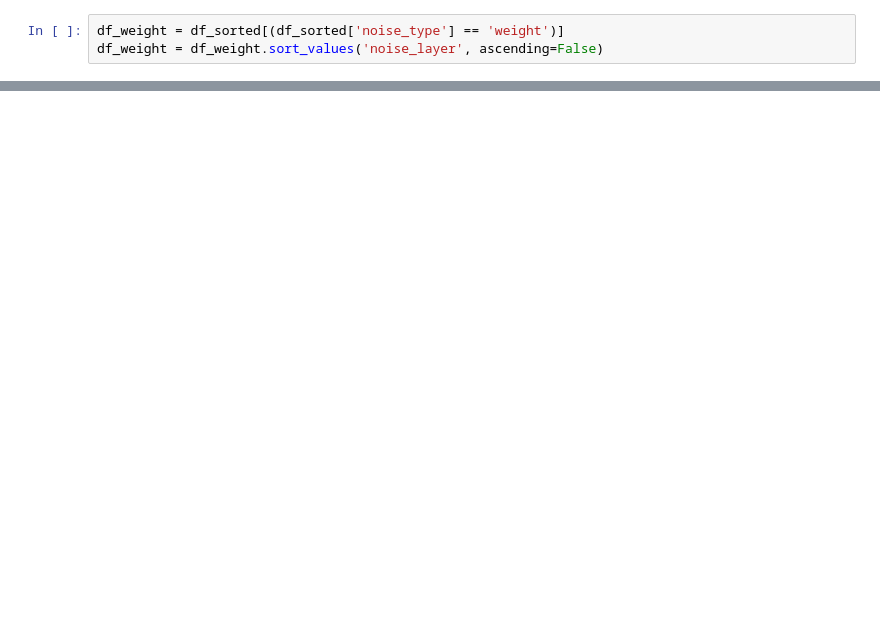
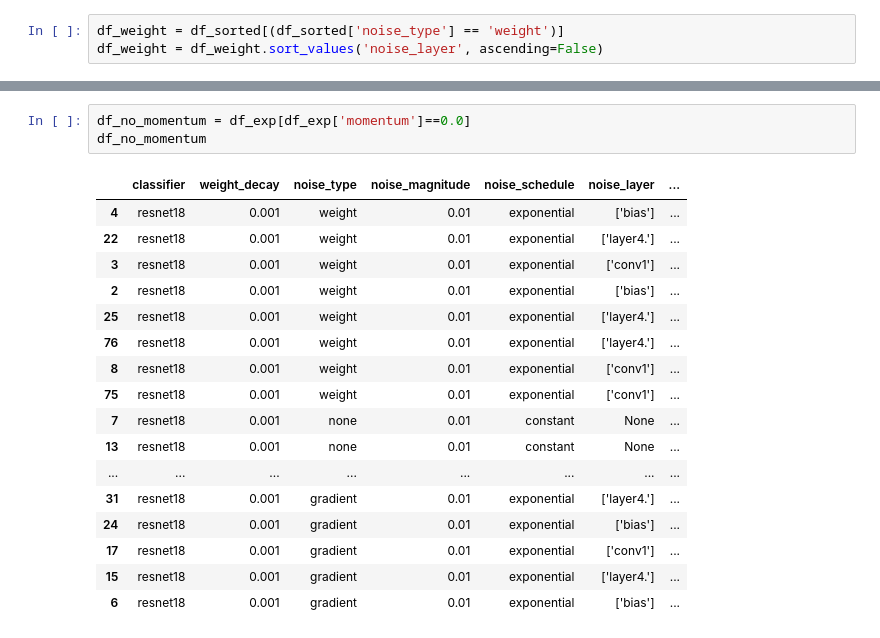
Before and after one commit to AdrienFeillard/OptML_project, a Jupyter notebook: dataframes_experiments.ipynb, the cells around one changed output, grey strips where cells are left out. Drawn from its saved outputs; the diff is of its cells as text; blank space fills up the shorter version.

```diff
--- a/dataframes_experiments.ipynb
+++ b/dataframes_experiments.ipynb
@@ -183,3 +200,24 @@ df_exp.sort_values(cols, ascending=False)
 | 41 | resnet18 | 0.0100 | gradient | 0.01 | constant | NaN | ... |
 | 42 | resnet18 | 0.0100 | gradient | 0.03 | constant | NaN | ... |
 | 43 | resnet18 | 0.0100 | gradient | 0.05 | constant | NaN | ... |
+# %%
+df_no_momentum = df_exp[df_exp['momentum']==0.0]
+df_no_momentum
+# %% [output]
+|  | classifier | weight_decay | noise_type | noise_magnitude | noise_schedule | noise_layer | ... |
+| 4 | resnet18 | 0.001 | weight | 0.01 | exponential | ['bias'] | ... |
+| 22 | resnet18 | 0.001 | weight | 0.01 | exponential | ['layer4.'] | ... |
+| 3 | resnet18 | 0.001 | weight | 0.01 | exponential | ['conv1'] | ... |
+| 2 | resnet18 | 0.001 | weight | 0.01 | exponential | ['bias'] | ... |
+| 25 | resnet18 | 0.001 | weight | 0.01 | exponential | ['layer4.'] | ... |
+| 76 | resnet18 | 0.001 | weight | 0.01 | exponential | ['layer4.'] | ... |
+| 8 | resnet18 | 0.001 | weight | 0.01 | exponential | ['conv1'] | ... |
+| 75 | resnet18 | 0.001 | weight | 0.01 | exponential | ['conv1'] | ... |
+| 7 | resnet18 | 0.001 | none | 0.01 | constant | None | ... |
+| 13 | resnet18 | 0.001 | none | 0.01 | constant | None | ... |
+| ... | ... | ... | ... | ... | ... | ... | ... |
+| 31 | resnet18 | 0.001 | gradient | 0.01 | exponential | ['layer4.'] | ... |
+| 24 | resnet18 | 0.001 | gradient | 0.01 | exponential | ['bias'] | ... |
+| 17 | resnet18 | 0.001 | gradient | 0.01 | exponential | ['conv1'] | ... |
+| 15 | resnet18 | 0.001 | gradient | 0.01 | exponential | ['layer4.'] | ... |
+| 6 | resnet18 | 0.001 | gradient | 0.01 | exponential | ['bias'] | ... |
```
Also changed, not shown: parts of 8 cells of this notebook, 4 other files.
